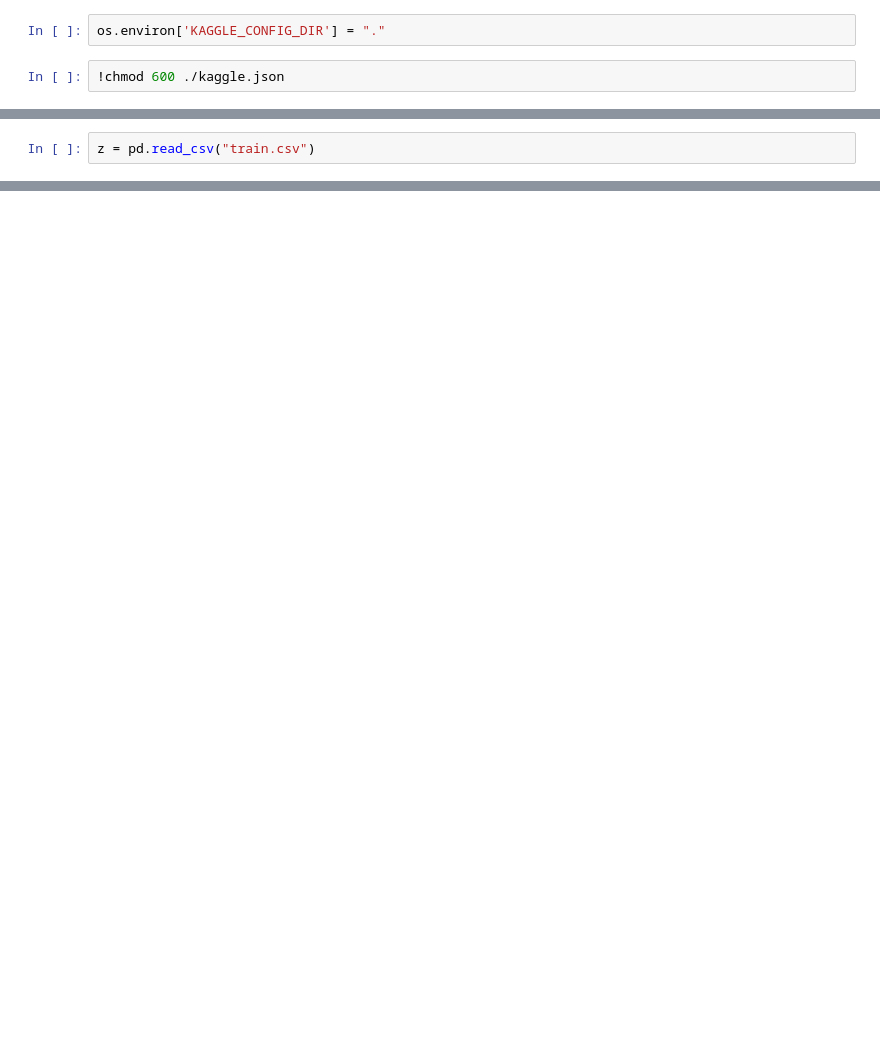
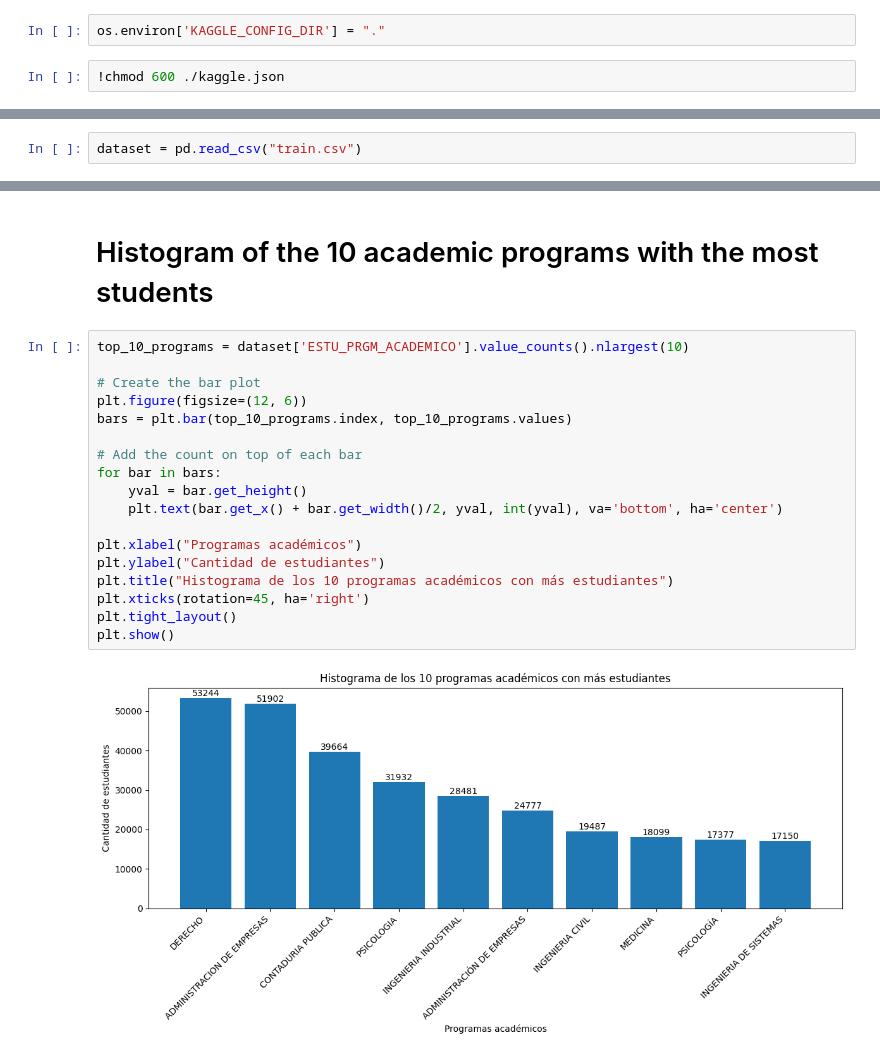
Before and after one commit to LuisDavid999/UDEA-ai4eng-20251-Pruebas-Saber-Pro-Colombia, a Jupyter notebook: 01_exploración.ipynb, the cells around one changed output, grey strips where cells are left out. Saved outputs shown, nothing was run; the diff lists cells and outputs as text; blank space fills up the shorter version.

```diff
--- a/01_exploración.ipynb
+++ b/01_exploración.ipynb
@@ -18,4 +26,4 @@ Archive:  udea-ai-4-eng-20251-pruebas-saber-pro-colombia.zip
   inflating: train.csv
 # %%
-z = pd.read_csv("train.csv")
+dataset = pd.read_csv("train.csv")
 # %%
@@ -30,0 +96,22 @@ z.head()
+# %% [markdown]
+# Histogram of the 10 academic programs with the most students
+# %%
+top_10_programs = dataset['ESTU_PRGM_ACADEMICO'].value_counts().nlargest(10)
+
+# Create the bar plot
+plt.figure(figsize=(12, 6))
+bars = plt.bar(top_10_programs.index, top_10_programs.values)
+
+# Add the count on top of each bar
+for bar in bars:
+    yval = bar.get_height()
+    plt.text(bar.get_x() + bar.get_width()/2, yval, int(yval), va='bottom', ha='center')
+
+plt.xlabel("Programas académicos")
+plt.ylabel("Cantidad de estudiantes")
+plt.title("Histograma de los 10 programas académicos con más estudiantes")
+plt.xticks(rotation=45, ha='right')
+plt.tight_layout()
+plt.show()
+# %% [output]
+[figure, added]
```
Also changed, not shown: parts of 14 cells of this notebook.
